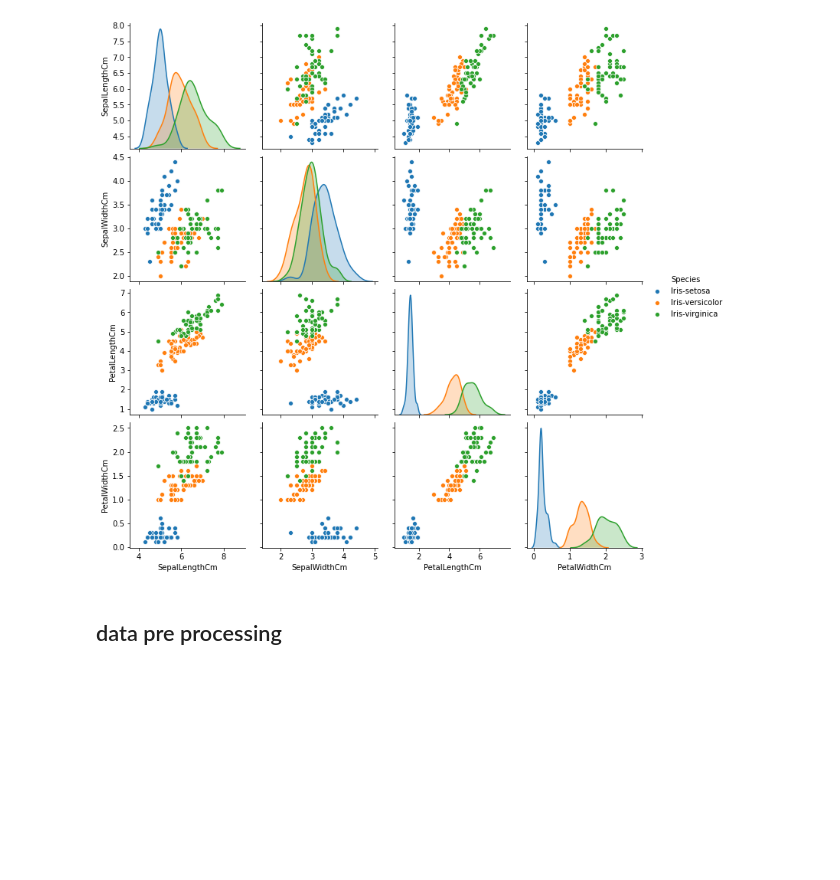
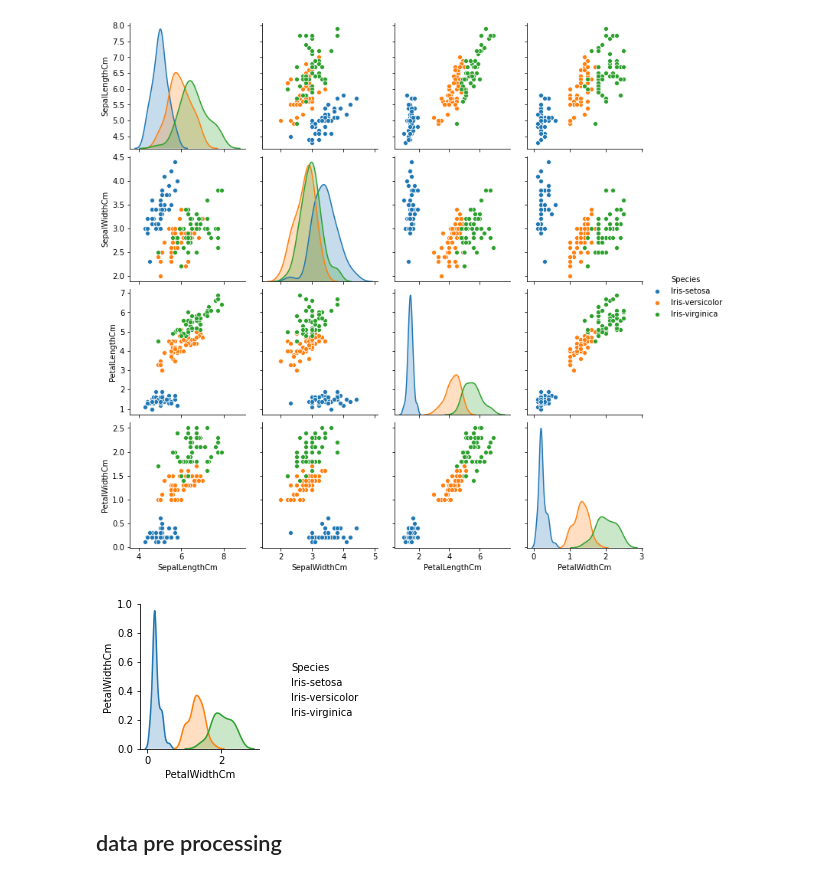
Before and after one commit to Karanmehra7107/Machine-Learning-projects, a Jupyter notebook: iris data/Untitled.ipynb, the cells around one changed output. Cells and saved outputs as stored; diff of their text form; code cells hidden in the pictures; blank space fills up the shorter version.

```diff
--- a/iris data/Untitled.ipynb
+++ b/iris data/Untitled.ipynb
@@ -84,5 +90,10 @@ plt.show()
 # we have much clear picture in 12 plot ie (pl and pw)
 # %%
 # ploting histogram, pdf cdf, boxplot, violon for better understanding
+# %%
+sns.pairplot(data,hue="Species" ,vars = ["PetalWidthCm"])
+plt.show()
+# %% [output]
+[figure, added]
 # %% [markdown]
 ## data pre processing
```
Also changed, not shown: parts of 9 cells of this notebook.
